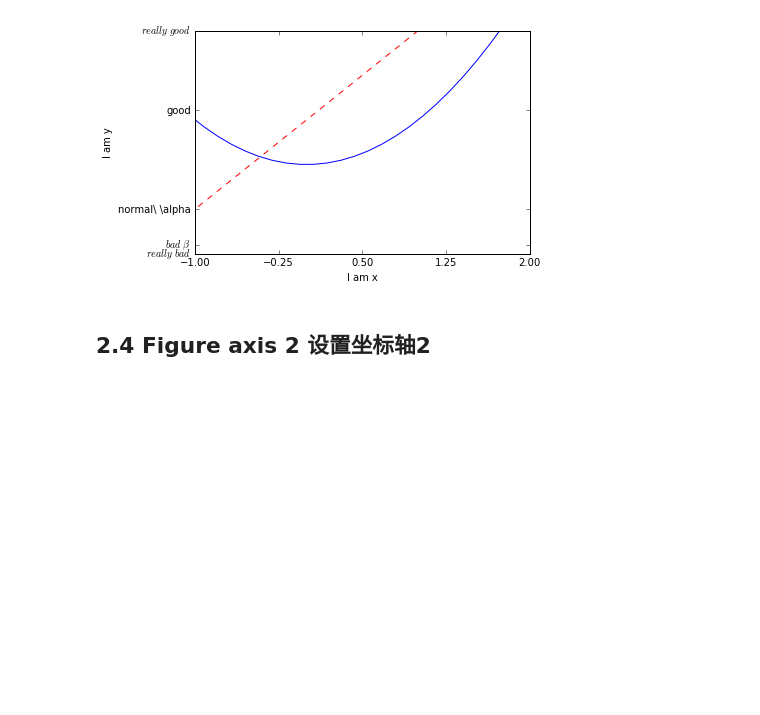
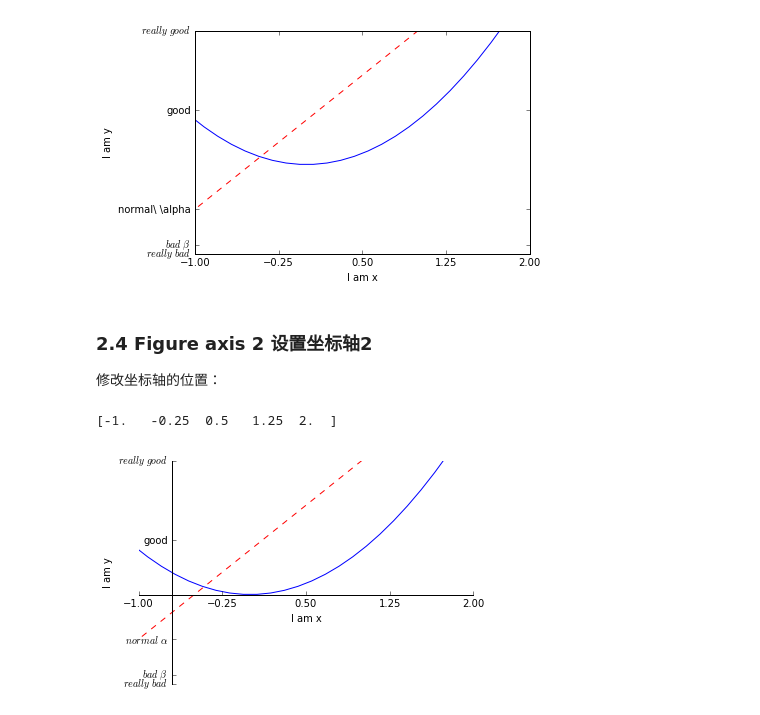
Before and after one commit to ugoood/BigMass, a Jupyter notebook: Numpy_Study/Matplotlib_Python_xiang's_Learning_Files/Matplotlib_python_figure.ipynb, the cells around one changed output. Drawn from its saved outputs; the diff is of its cells as text; code cells hidden in the pictures; blank space fills up the shorter version.

```diff
--- a/Numpy_Study/Matplotlib_Python_xiang's_Learning_Files/Matplotlib_python_figure.ipynb
+++ b/Numpy_Study/Matplotlib_Python_xiang's_Learning_Files/Matplotlib_python_figure.ipynb
@@ -100,4 +128,50 @@ plt.show()
 [-1.   -0.25  0.5   1.25  2.  ]
 [figure]
 # %% [markdown]
-## 2.4 Figure axis 2 设置坐标轴2
+### 2.4 Figure axis 2 设置坐标轴2
+修改坐标轴的位置：
+# %%
+x = np.linspace(-3,3,50)
+y1 = 2*x +1
+y2 = x**2
+
+plt.figure(num = 4)
+plt.plot(x, y2)
+plt.plot(x, y1, color = 'red', linewidth = 1.0, linestyle = '--')
+
+plt.xlim((-1, 2))      # 设置 水平坐标轴
+plt.ylim((-2, 3))
+plt.xlabel("I am x")      # 设定 axis 标签
+plt.ylabel("I am y")
+
+new_ticks = np.linspace(-1, 2, 5)
+print(new_ticks)
+plt.xticks(new_ticks)        # 换 x axis 的 ticks
+
+plt.yticks([-2, -1.8, -1, 1.22, 3],
+           [r'$really\ bad$', r'$bad\ \beta$',   r'$normal\ \alpha$', 'good', r'$really\ good$'])
+# 上面， “r” 表示正则， “\” 为转义符，想把空格显示出来。
+# 没$符号，打不出alpha
+
+# gca = 'get current axis'
+ax = plt.gca()
+ax.spines['right'].set_color('none')    # 轴， 图片的四个边框
+ax.spines['top'].set_color('none')
+
+# 设置x 和 y 的默认坐标轴
+ax.xaxis.set_ticks_position('bottom')
+ax.yaxis.set_ticks_position('left')
+
+# 移动x，y轴的位置
+ax.spines['bottom'].set_position(('data', 0))   # x轴上移到 y轴 = 0的位置
+ax.spines['left'].set_position(('axes', 0.1))  # y轴移动到x轴数据10%的位置
+
+# set_position里参数有[ 'outward' | 'axes' | 'data' ]
+# data: 表那个轴数据的位置
+# axes: 表哪个轴数据的百分比位置
+# outward:
+
+plt.show()
+# %% [output]
+[-1.   -0.25  0.5   1.25  2.  ]
+[figure, added]
```
Also changed, not shown: parts of 36 cells of this notebook.
